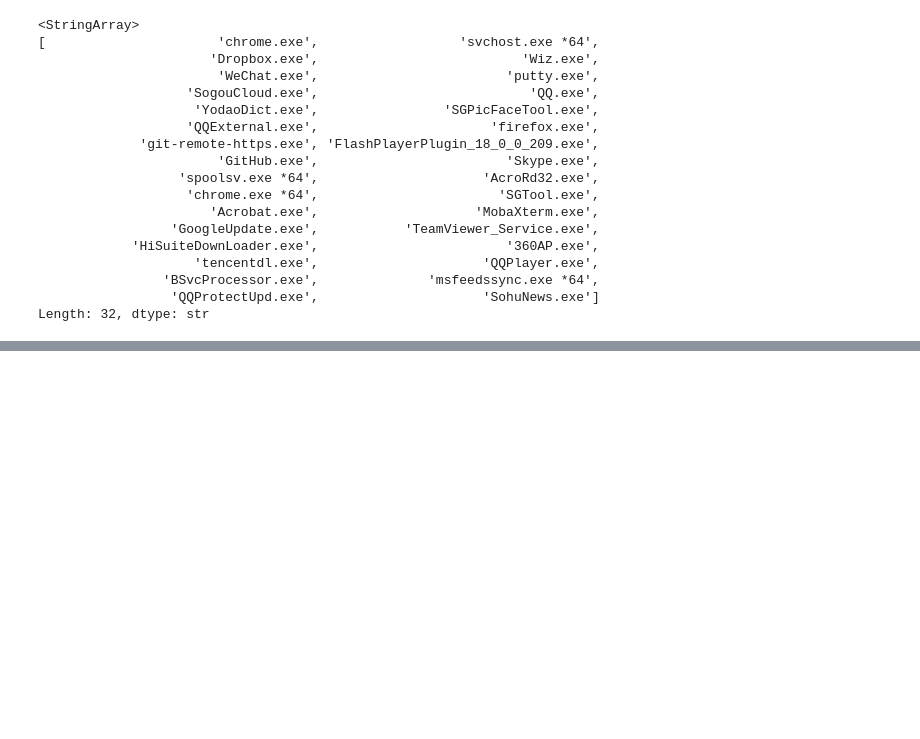
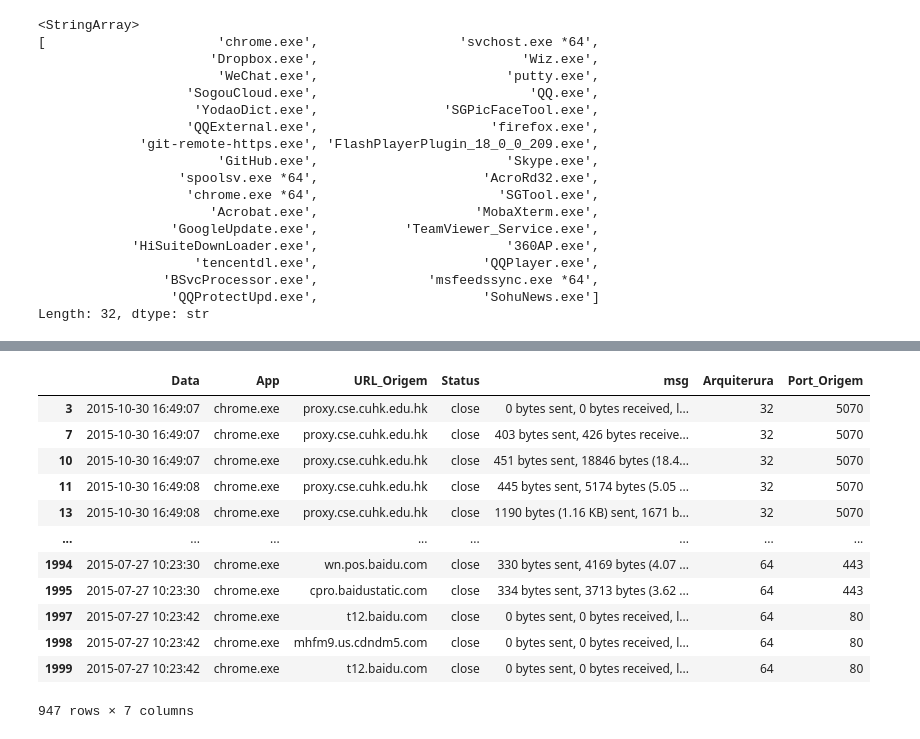
Before and after one commit to GoncaloaaF-CINEL/CET.CIBS.N.L.110, a Jupyter notebook: UC01481/03_log1/log_rev.ipynb, the cells around one changed output, grey strips where cells are left out. Cells and saved outputs as stored; diff of their text form; code cells hidden in the pictures; blank space fills up the shorter version.

```diff
--- a/UC01481/03_log1/log_rev.ipynb
+++ b/UC01481/03_log1/log_rev.ipynb
@@ -119,0 +186,16 @@ aux.split("*9ooo")
+# %%
+df[df.Status == "close"]
+# %% [output]
+|  | Data | App | URL_Origem | Status | msg | Arquiterura | Port_Origem |
+| 3 | 2015-10-30 16:49:07 | chrome.exe | proxy.cse.cuhk.edu.hk | close | 0 bytes sent, 0 bytes received, l... | 32 | 5070 |
+| 7 | 2015-10-30 16:49:07 | chrome.exe | proxy.cse.cuhk.edu.hk | close | 403 bytes sent, 426 bytes receive... | 32 | 5070 |
+| 10 | 2015-10-30 16:49:07 | chrome.exe | proxy.cse.cuhk.edu.hk | close | 451 bytes sent, 18846 bytes (18.4... | 32 | 5070 |
+| 11 | 2015-10-30 16:49:08 | chrome.exe | proxy.cse.cuhk.edu.hk | close | 445 bytes sent, 5174 bytes (5.05 ... | 32 | 5070 |
+| 13 | 2015-10-30 16:49:08 | chrome.exe | proxy.cse.cuhk.edu.hk | close | 1190 bytes (1.16 KB) sent, 1671 b... | 32 | 5070 |
+| ... | ... | ... | ... | ... | ... | ... | ... |
+| 1994 | 2015-07-27 10:23:30 | chrome.exe | wn.pos.baidu.com | close | 330 bytes sent, 4169 bytes (4.07 ... | 64 | 443 |
+| 1995 | 2015-07-27 10:23:30 | chrome.exe | cpro.baidustatic.com | close | 334 bytes sent, 3713 bytes (3.62 ... | 64 | 443 |
+| 1997 | 2015-07-27 10:23:42 | chrome.exe | t12.baidu.com | close | 0 bytes sent, 0 bytes received, l... | 64 | 80 |
+| 1998 | 2015-07-27 10:23:42 | chrome.exe | mhfm9.us.cdndm5.com | close | 0 bytes sent, 0 bytes received, l... | 64 | 80 |
+| 1999 | 2015-07-27 10:23:42 | chrome.exe | t12.baidu.com | close | 0 bytes sent, 0 bytes received, l... | 64 | 80 |
+947 rows × 7 columns
```
Also changed, not shown: parts of 13 cells of this notebook.
